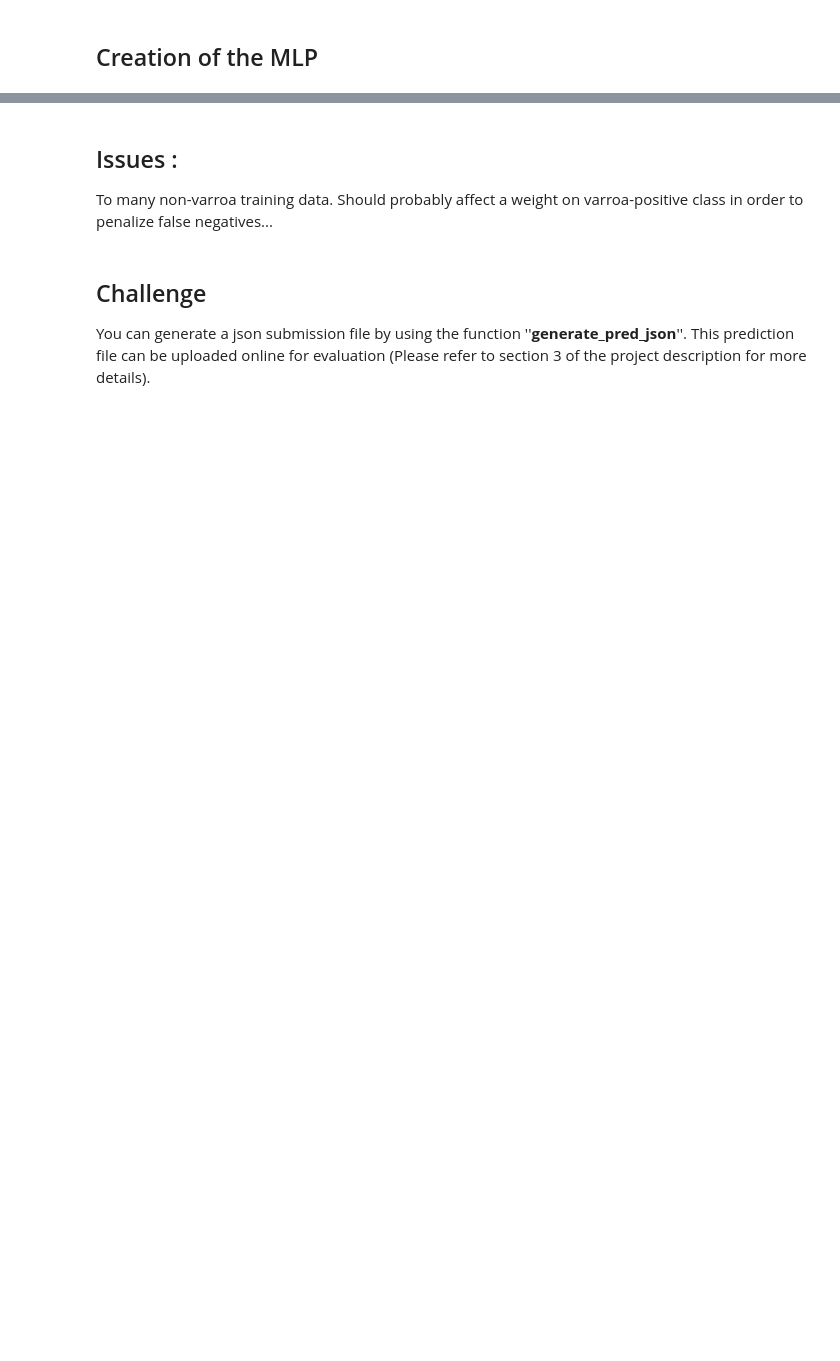
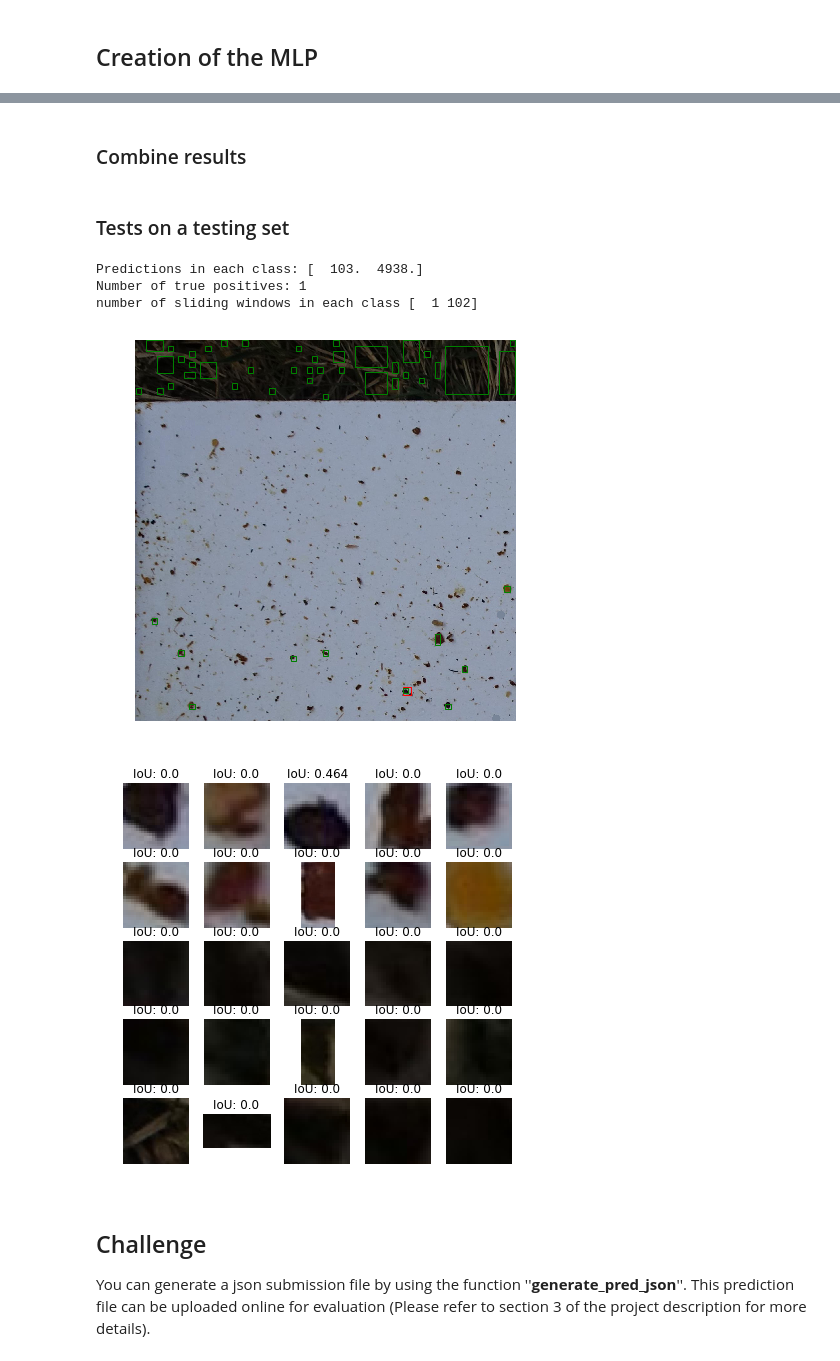
Before and after one commit to KingOfCola/EE-451_Project, a Jupyter notebook: special_project.ipynb, the cells around one changed output, grey strips where cells are left out. Saved outputs shown, nothing was run; the diff lists cells and outputs as text; code cells hidden in the pictures; blank space fills up the shorter version.

```diff
--- a/special_project.ipynb
+++ b/special_project.ipynb
@@ -738,8 +797,10 @@ def recall(predictions, labels):
 # %%
-batch_size = 3000
+batch_size = 300
 num_iterations = 5000
+weights = [1, 1]
 # %%
-with tf.Session(graph=GRAPH) as session:
+session = tf.Session(graph=GRAPH)
+with session.as_default(), GRAPH.as_default():
     """
         Start the above variable initialization
     """
@@ -750,7 +811,7 @@ with tf.Session(graph=GRAPH) as session:
         """
             Generate a random base and then generate a minibatch
         """
-        BATCH_INDEXES = np.random.choice(train_labels.shape[0], batch_size, replace=False)
+        BATCH_INDEXES = choose_training_indexes(train_labels, batch_size, weights = weights)
         BATCH_DATA = train_data[BATCH_INDEXES, :]
         BATCH_LABELS = train_labels[BATCH_INDEXES, :]
         """
@@ -764,5 +825,5 @@ with tf.Session(graph=GRAPH) as session:
             print("Minibatch accuracy: {:.2f}%\t Minibatch recall: {:.2f}%".format(accuracy(predictions, BATCH_LABELS), recall(predictions, BATCH_LABELS)))
 
         if (step == num_iterations-1):
-            print("Test accuracy: ", accuracy(TEST_PREDICTION.eval(), test_labels))
+            print("Test accuracy: {:.2f}%\t Test recall: {:.2f}%".format(accuracy(TEST_PREDICTION.eval(), test_labels), recall(TEST_PREDICTION.eval(), test_labels)))
 # %% [output]
@@ -786,4 +847,2 @@ Test accuracy:  99.9280716668
-# %% [markdown]
-## Issues :
-To many non-varroa training data.
-Should probably affect a weight on varroa-positive class in order to penalize false negatives...
+# %% [markdown]
+### Combine results
@@ -790,3 +890,55 @@ Should probably affect a weight on varroa-positive class in order to penalize fa
+# %% [markdown]
+### Tests on a testing set
+# %%
+# Test on an image
+img_name = TRAINING_NAMES[42]
+image = TESTING_IMAGES[img_name]
+annotations = [sizeBbox_to_minMaxBbox(anno['bbox']) for anno in TESTING_ANNOTATIONS[img_name]]
+
+(h, w, _) = image.shape
+
+# Compute the sliding windows
+bboxes = get_sliding_bboxes(image, sw_height, sw_width, sw_step)
+validation_data, validation_labels = reformat_dataset([image], [annotations])
+
+with  session.as_default(), GRAPH.as_default():
+    # Predicts bounding boxes
+    FEED_DICT = {TF_TRAIN_DATASET: validation_data, TF_TRAIN_LABELS: validation_labels}
+    predictions, = session.run([TRAIN_PREDICTION], feed_dict=FEED_DICT)
+    print("Predictions in each class:", predictions.sum(axis = 0))
+    print("Number of true positives:", np.sum((predictions[:, 0] > 0.5) & (validation_labels[:, 0] == 1)))
+    expected_positives = np.where(predictions[:, 0] > 0.5)[0]
+    pos_bboxes = [bboxes[i] for i in expected_positives]
+    print("number of sliding windows in each class", np.sum(is_positive(pos_bboxes, annotations, overlap_th = 0.5), axis=0))
+    merged_bboxes = bboxes_merging(pos_bboxes)
+
+    ## Plots matching sliding windows
+    fig, ax = plt.subplots(1, 1, figsize=(7, 7))
+    ax.imshow(image)
+    plot_annotations(ax, TESTING_ANNOTATIONS[img_name])
+    plot_bboxes(ax, merged_bboxes, edgecolor="g")
+    ax.axis("off")
+    plt.show()
+
+    ## Shows matching sliding windows with IoU score
+    IoU_scores = get_IoU_obs_score(annotations, merged_bboxes)
+    ncols = min(int(np.ceil(np.sqrt(len(merged_bboxes)))), 5)
+    fig, ax = plt.subplots(ncols, ncols, figsize=(7, 7))
+    for i in range(ncols):
+        for j in range(ncols):
+            k = i * ncols + j
+            if k < len(merged_bboxes):
+                bb = merged_bboxes[k]
+                ax[i, j].imshow(image[bb[1]:bb[3], bb[0]:bb[2], :])
+                ax[i, j].set_title("IoU: {:.3}".format(IoU_scores[k]))
+            ax[i, j].axis("off")
+    plt.show()
+# %% [output]
+Predictions in each class: [  103.  4938.]
+Number of true positives: 1
+number of sliding windows in each class [  1 102]
+[figure, added]
+[figure, added]
 # %% [markdown]
 ## Challenge
 
```
Also changed, not shown: parts of 17 cells of this notebook.
